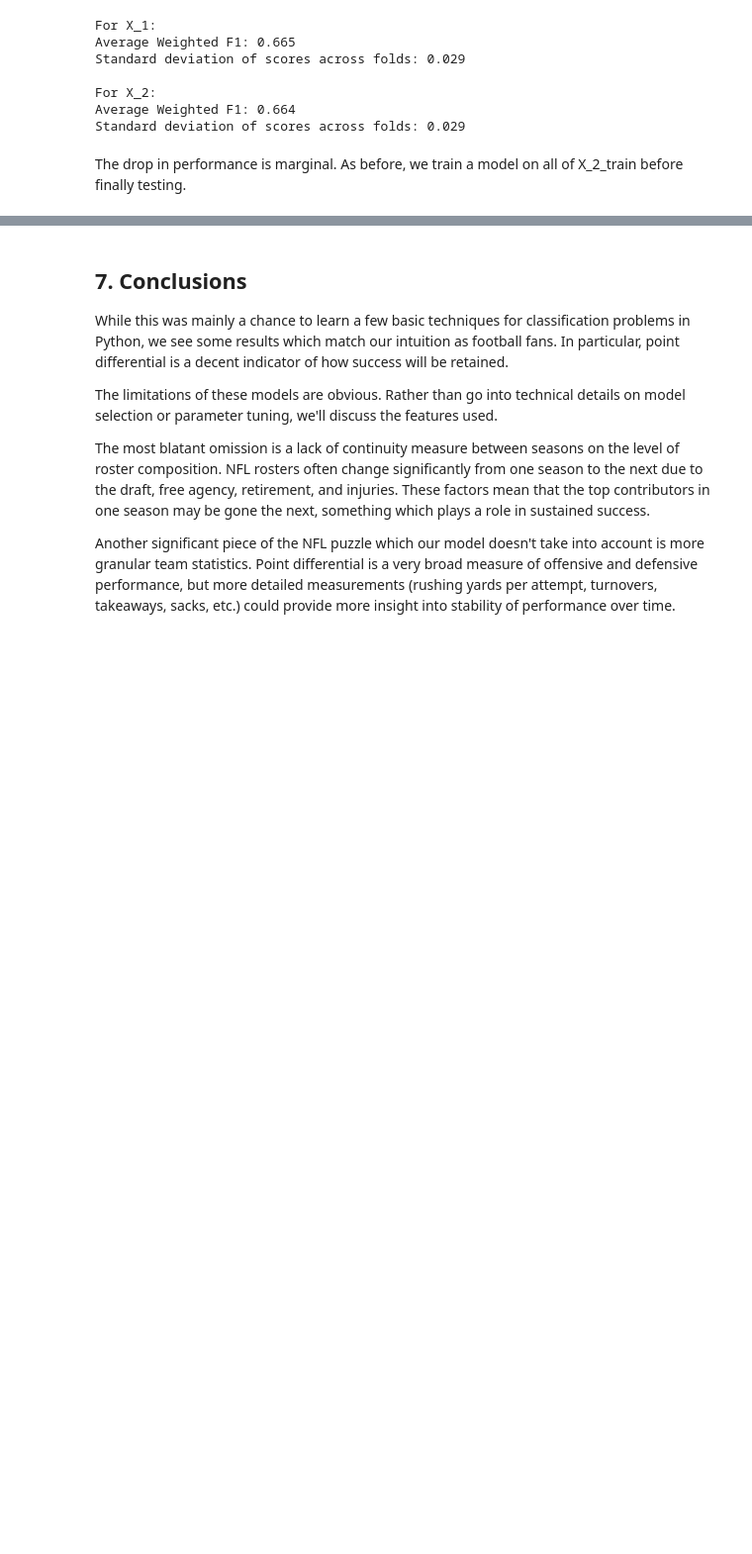
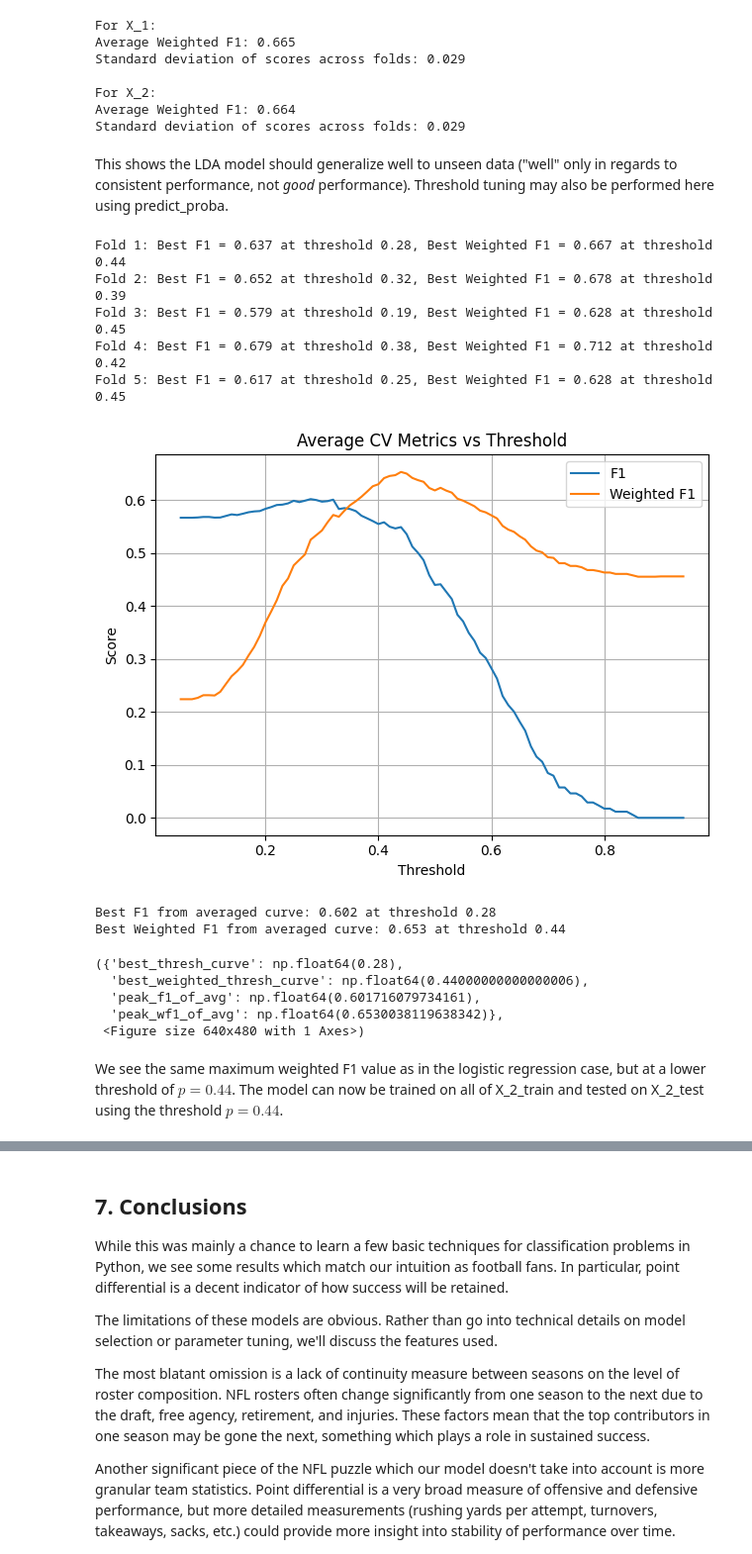
Before and after one commit to crdurham/nfl_playoff_predictor, a Jupyter notebook: notebooks/nfl_playoff_predictor.ipynb, the cells around one changed output, grey strips where cells are left out. Shown at 99% size. Drawn from its saved outputs; the diff is of its cells as text; code cells hidden in the pictures; blank space fills up the shorter version.

Commit message:
2025 Predictions

```diff
--- a/notebooks/nfl_playoff_predictor.ipynb
+++ b/notebooks/nfl_playoff_predictor.ipynb
@@ -369,6 +372,24 @@ Standard deviation of scores across folds: 0.029
 For X_2:
 Average Weighted F1: 0.664
 Standard deviation of scores across folds: 0.029
-# %% [markdown]
-The drop in performance is marginal. As before, we train a model on all of X_2_train before finally testing.
+# %% [markdown]
+This shows the LDA model should generalize well to unseen data ("well" only in regards to consistent performance, not *good* performance). Threshold tuning may also be performed here using predict_proba.
+# %%
+CV_threshold_tuning_lda(X_2_train, y_train, plot=True)
+# %% [output]
+Fold 1: Best F1 = 0.637 at threshold 0.28, Best Weighted F1 = 0.667 at threshold 0.44
+Fold 2: Best F1 = 0.652 at threshold 0.32, Best Weighted F1 = 0.678 at threshold 0.39
+Fold 3: Best F1 = 0.579 at threshold 0.19, Best Weighted F1 = 0.628 at threshold 0.45
+Fold 4: Best F1 = 0.679 at threshold 0.38, Best Weighted F1 = 0.712 at threshold 0.42
+Fold 5: Best F1 = 0.617 at threshold 0.25, Best Weighted F1 = 0.628 at threshold 0.45
+[figure, added]
+Best F1 from averaged curve: 0.602 at threshold 0.28
+Best Weighted F1 from averaged curve: 0.653 at threshold 0.44
+({'best_thresh_curve': np.float64(0.28),
+  'best_weighted_thresh_curve': np.float64(0.44000000000000006),
+  'peak_f1_of_avg': np.float64(0.601716079734161),
+  'peak_wf1_of_avg': np.float64(0.6530038119638342)},
+ <Figure size 640x480 with 1 Axes>)
+# %% [markdown]
+We see the same maximum weighted F1 value as in the logistic regression case, but at a lower threshold of $p=0.44$. The model can now be trained on all of X_2_train and tested on X_2_test using the threshold $p=0.44$.
 # %%
```
Also changed, not shown: parts of 15 cells of this notebook, 4 other files.
